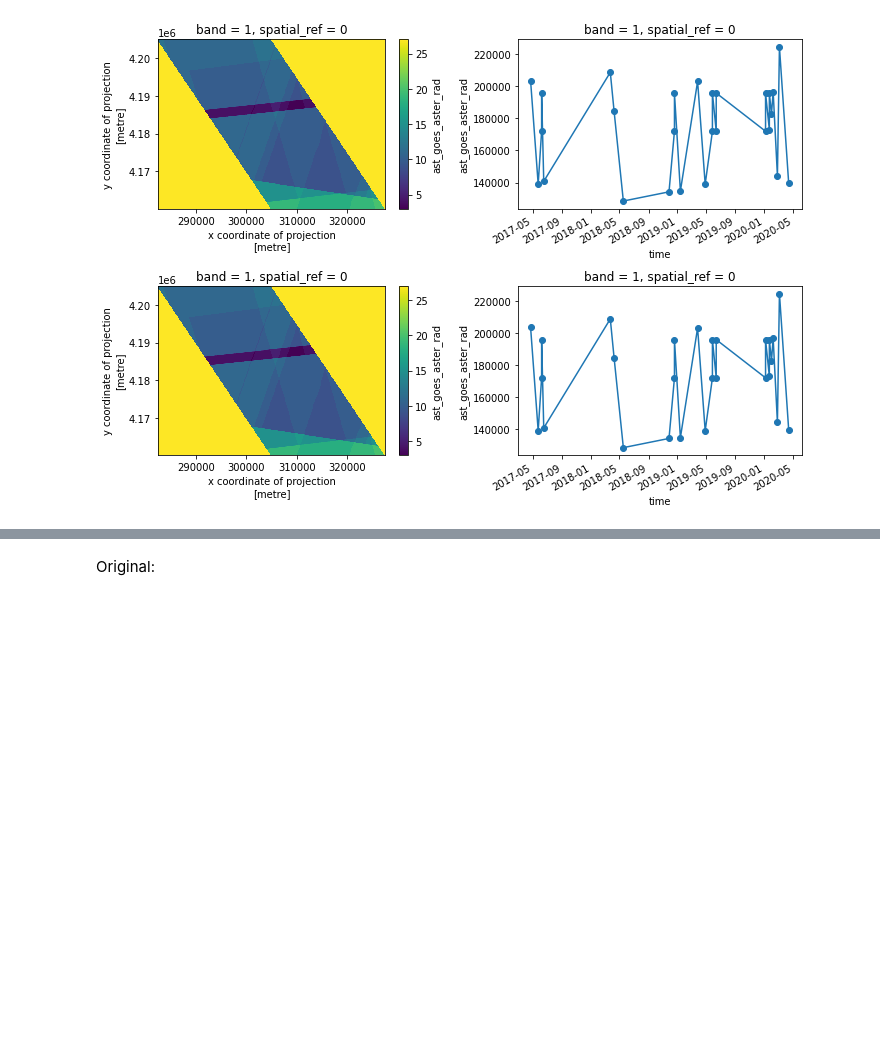
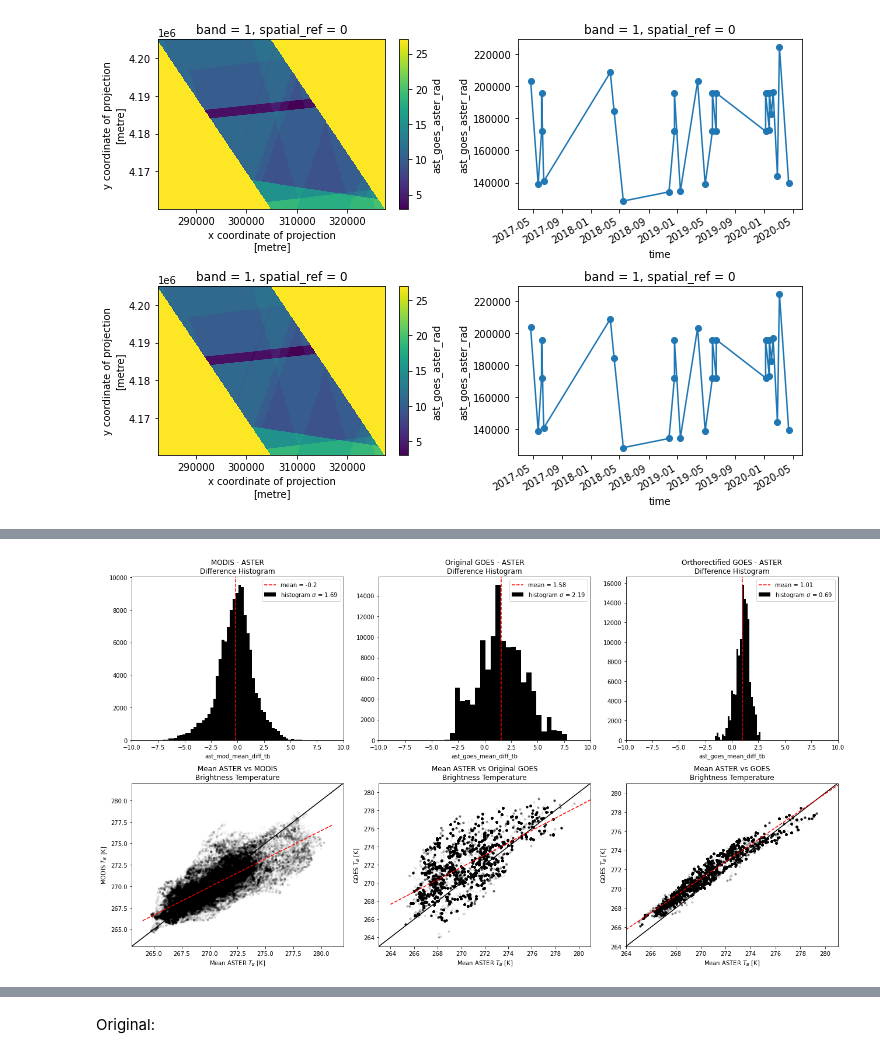
Before and after one commit to spestana/goes-cues, a Jupyter notebook: before-after-ortho-Fig4.ipynb, the cells around one changed output, grey strips where cells are left out. Saved outputs shown, nothing was run; the diff lists cells and outputs as text; code cells hidden in the pictures; blank space fills up the shorter version.

```diff
--- a/before-after-ortho.ipynb
+++ b/before-after-ortho-Fig4.ipynb
@@ -94,0 +101,98 @@ ds_original.ast_goes_aster_rad.isnull().sum(axis=(1,2)).plot(marker='o',ax=ax[1,
+# %%
+# datasets
+_ds_original = ds_original.drop(time=ds_original.isel(time=25).time.values).mean(axis=0, skipna=True)
+_ds_ortho = ds_ortho.drop(time=ds_original.isel(time=25).time.values).mean(axis=0, skipna=True)
+
+# make figure
+fig = plt.figure(figsize=(18,10), tight_layout=True)
+nrows = 2
+ncols = 3
+
+# make hist plot axes
+ax_ast_mod_hist = plt.subplot2grid((nrows, ncols), (0, 0), 1, 1)
+ax_ast_goes_orig_hist = plt.subplot2grid((nrows, ncols), (0, 1), 1, 1)
+ax_ast_goes_ortho_hist = plt.subplot2grid((nrows, ncols), (0, 2), 1, 1)
+
+# make 1-to-1 plots axes
+ax_ast_mod_1to1 = plt.subplot2grid((nrows, ncols), (1, 0), 1, 1)
+ax_ast_goes_orig_1to1 = plt.subplot2grid((nrows, ncols), (1, 1), 1, 1)
+ax_ast_goes_ortho_1to1 = plt.subplot2grid((nrows, ncols), (1, 2), 1, 1)
+
+
+
+### Plot the difference histograms ###
+
+# MODIS-ASTER
+_ds_original.ast_mod_mean_diff_tb.plot.hist(ax=ax_ast_mod_hist, bins=50, color='k', label='histogram $\sigma$ = {}'.format(np.round(_ds_original.ast_mod_mean_diff_tb.std().values,2)))
+ax_ast_mod_hist.axvline(_ds_original.ast_mod_mean_diff_tb.mean(), color='r', linestyle='--', label='mean = {}'.format(np.round(_ds_original.ast_mod_mean_diff_tb.mean().values,2))) # mean line
+ax_ast_mod_hist.set_title('MODIS - ASTER\nDifference Histogram')
+
+# Original GOES-ASTER
+_ds_original.ast_goes_mean_diff_tb.plot.hist(ax=ax_ast_goes_orig_hist, bins=25, color='k', label='histogram $\sigma$ = {}'.format(np.round(_ds_original.ast_goes_mean_diff_tb.std().values,2)))
+ax_ast_goes_orig_hist.axvline(_ds_original.ast_goes_mean_diff_tb.mean(), color='r', linestyle='--', label='mean = {}'.format(np.round(_ds_original.ast_goes_mean_diff_tb.mean().values,2))) # mean line
+ax_ast_goes_orig_hist.set_title('Original GOES - ASTER\nDifference Histogram')
+
+# Orthorectified GOES-ASTER
+_ds_ortho.ast_goes_mean_diff_tb.plot.hist(ax=ax_ast_goes_ortho_hist, bins=25, color='k', label='histogram $\sigma$ = {}'.format(np.round(_ds_ortho.ast_goes_mean_diff_tb.std().values,2)))
+ax_ast_goes_ortho_hist.axvline(_ds_ortho.ast_goes_mean_diff_tb.mean(), color='r', linestyle='--', label='mean = {}'.format(np.round(_ds_ortho.ast_goes_mean_diff_tb.mean().values,2))) # mean line
+ax_ast_goes_ortho_hist.set_title('Orthorectified GOES - ASTER\nDifference Histogram')
+
+### Format the axes limits on the histograms ###
+for ax in [ax_ast_mod_hist, ax_ast_goes_orig_hist, ax_ast_goes_ortho_hist]:
+    ax.set_xlim(-10,10)
+    ax.legend()
+    #ax.set_ylim()
+
+### Plot 1-to-1 for MODIS vs ASTER and GOES vs ASTER ###
+
+# ASTER and MODIS
+ax_ast_mod_1to1.plot(_ds_original.ast_mod_mean_rad2tbK, _ds_original.ast_mod_modis_tb, # aggregated ASTER vs MODIS
+                      linestyle='none', marker='.', color='k', alpha=0.02)
+ax_ast_mod_1to1.set_title('Mean ASTER vs MODIS\nBrightness Temperature')
+ax_ast_mod_1to1.set_xlabel('Mean ASTER $T_B$ [K]')
+ax_ast_mod_1to1.set_ylabel('MODIS $T_B$ [K]')
+
+# ASTER and Original GOES
+ax_ast_goes_orig_1to1.plot(_ds_original.ast_goes_mean_rad2tbK, _ds_original.ast_goes_goes_tb, # aggregated ASTER vs GOES
+                      linestyle='none', marker='.', color='k', alpha=0.05)
+ax_ast_goes_orig_1to1.set_title('Mean ASTER vs Original GOES\nBrightness Temperature')
+ax_ast_goes_orig_1to1.set_xlabel('Mean ASTER $T_B$ [K]')
+ax_ast_goes_orig_1to1.set_ylabel('GOES $T_B$ [K]')
+
+# ASTER and Orthorectified GOES
+ax_ast_goes_ortho_1to1.plot(_ds_ortho.ast_goes_mean_rad2tbK, _ds_ortho.ast_goes_goes_tb, # aggregated ASTER vs GOES
+                      linestyle='none', marker='.', color='k', alpha=0.05)
+ax_ast_goes_ortho_1to1.set_title('Mean ASTER vs GOES\nBrightness Temperature')
+ax_ast_goes_ortho_1to1.set_xlabel('Mean ASTER $T_B$ [K]')
+ax_ast_goes_ortho_1to1.set_ylabel('GOES $T_B$ [K]')
+
+
+### 1-to-1 plots and axes formatting ###
+for ax_1_to_1 in [ax_ast_mod_1to1, ax_ast_goes_orig_1to1, ax_ast_goes_ortho_1to1]:
+    # get max and min values for axes
+    (ax_min, ax_max) = (int(np.floor( np.min( [ax_1_to_1.get_xlim()[0], ax_1_to_1.get_ylim()[0]] ) )),
+                        int(np.ceil( np.max( [ax_1_to_1.get_xlim()[1], ax_1_to_1.get_ylim()[1]] ) )) )
+    # add 1-to-1 line
+    ax_1_to_1.plot([ax_min,ax_max],[ax_min,ax_max],'k-')
+    # set axes limits
+    ax_1_to_1.set_xlim((ax_min,ax_max))
+    ax_1_to_1.set_ylim((ax_min,ax_max))
+
+
+### add linear regressions to 1-to-1 plots: ###
+
+# MODIS - ASTER
+ast_mod_summary_stats = summary_stats(_ds_original.ast_mod_mean_rad2tbK.values.ravel(), _ds_original.ast_mod_modis_tb.values.ravel())
+print('ast_mod_summary_stats:',ast_mod_summary_stats)
+ax_ast_mod_1to1.plot(np.array([ax_min, ax_max]), np.array([ax_min, ax_max])*ast_mod_summary_stats['slope'] + ast_mod_summary_stats['intercept'],linestyle='--', color='r')
+
+# Original GOES - ASTER
+ast_goes_orig_summary_stats = summary_stats(_ds_original.ast_goes_mean_rad2tbK.values.ravel(), _ds_original.ast_goes_goes_tb.values.ravel())
+print('ast_goes_summary_stats',ast_goes_summary_stats)
+ax_ast_goes_orig_1to1.plot(np.array([ax_min, ax_max]), np.array([ax_min, ax_max])*ast_goes_orig_summary_stats['slope'] + ast_goes_orig_summary_stats['intercept'],linestyle='--', color='r')
+
+# Orthorectified GOES - ASTER
+ast_goes_ortho_summary_stats = summary_stats(_ds_ortho.ast_goes_mean_rad2tbK.values.ravel(), _ds_ortho.ast_goes_goes_tb.values.ravel())
+print('ast_goes_summary_stats',ast_goes_summary_stats)
+ax_ast_goes_ortho_1to1.plot(np.array([ax_min, ax_max]), np.array([ax_min, ax_max])*ast_goes_ortho_summary_stats['slope'] + ast_goes_ortho_summary_stats['intercept'],linestyle='--', color='r')
+# %% [output]
@@ -94,0 +203 @@ ds_original.ast_goes_aster_rad.isnull().sum(axis=(1,2)).plot(marker='o',ax=ax[1,
+[figure, added]
```
Also changed, not shown: parts of 13 cells of this notebook.
